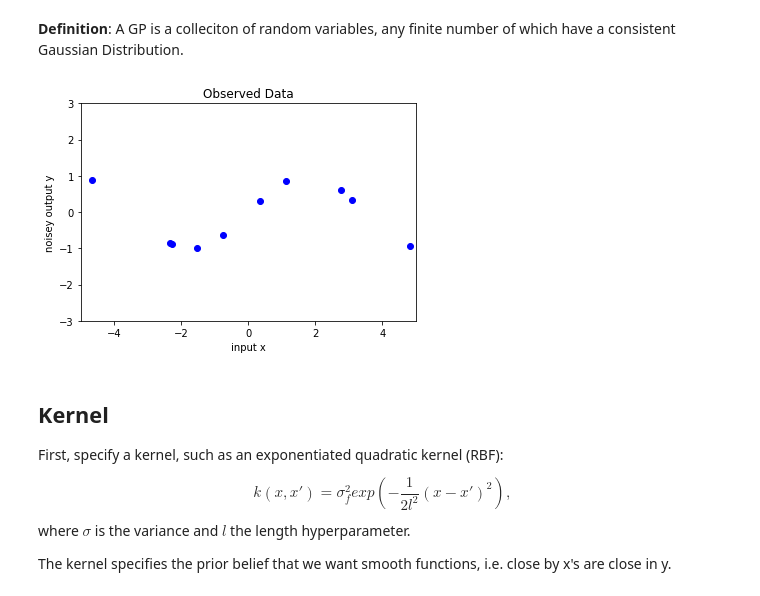
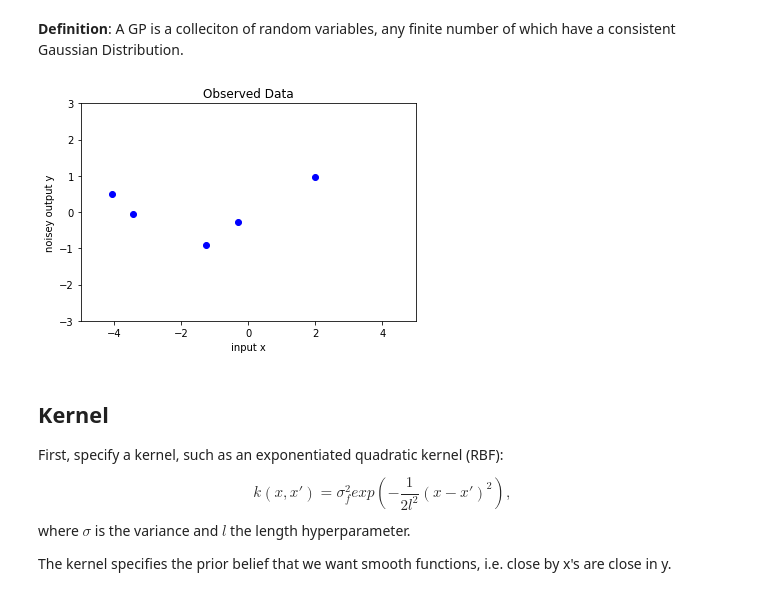
Before and after one commit to PDuckworth/Homemade-GPs, a Jupyter notebook: GP_homemade.ipynb, the cells around one changed output. Saved outputs shown, nothing was run; the diff lists cells and outputs as text; code cells hidden in the pictures.

Commit message:
updated final graphs

```diff
--- a/GP_homemade.ipynb
+++ b/GP_homemade.ipynb
@@ -21,31 +21,31 @@ $$k(\boldsymbol{x}, \boldsymbol{x}') = \mathbb{E}[ (f(\boldsymbol{x}) - m(\bolds
 # %%
 from __future__ import division
 import numpy as np
 import matplotlib.pyplot as plt
 from IPython.html.widgets import interact, fixed
 from ipywidgets import widgets
 from IPython.display import display
 from IPython.display import clear_output
 
 # We first need a true (and unknown) function with which to approximate using a GP:
 f = lambda x: np.sin(0.9*x).flatten()
 #f = lambda x: (0.25*(x**2)).flatten()
 
 # We need some observed data points from that function:
 
-N = 10            # number of training points.
+N = 5            # number of training points.
 s = 0.0001        # noise variance.
 
 # Sample some input points and noisy versions of the function evaluated at these points.
 X = np.random.uniform(-5, 5, size=(N,1))
 y = f(X) + s*np.random.randn(N)
 
 plt.scatter(X, y, c= "b")
 plt.xlabel("input x"), plt.ylabel("noisey output y"), plt.title("Observed Data")
 plt.axis([-5, 5, -3, 3])
 plt.show()
 # %% [output]
-[figure, old version]
+[figure, new version]
 # %%
 # Define the x-axis points that we're going to make predictions at.
 n = 50
```
Also changed, not shown: parts of 4 cells of this notebook.
